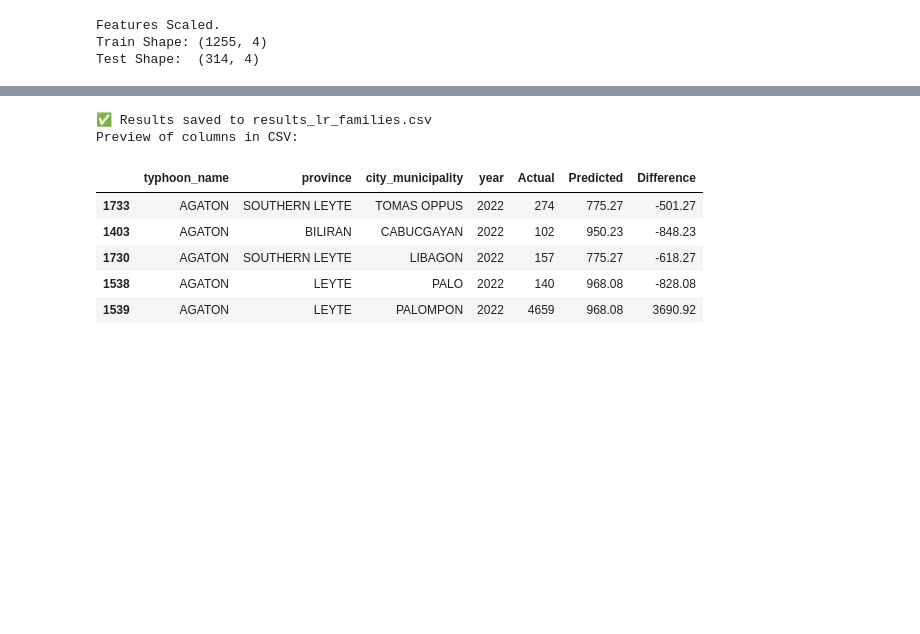
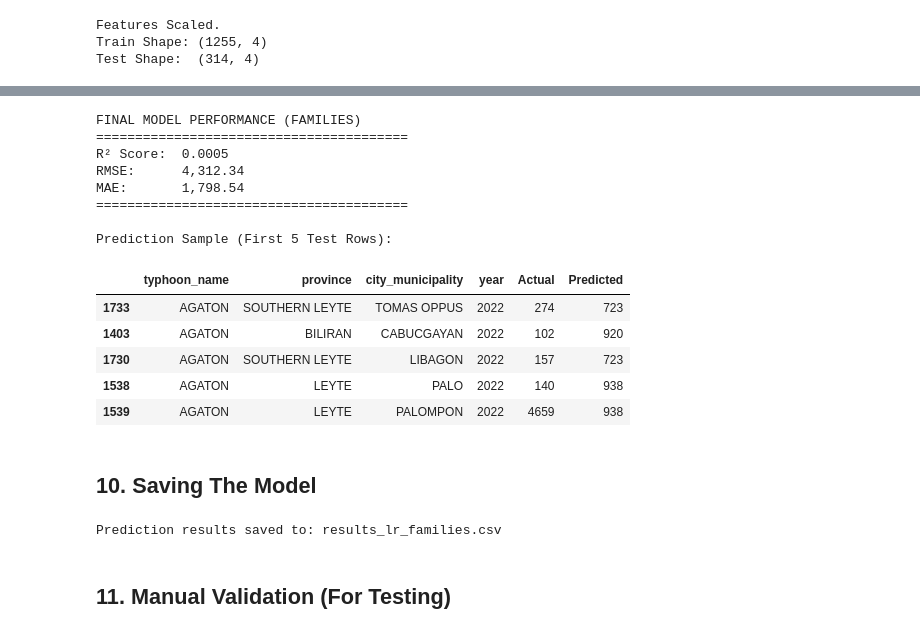
Before and after one commit to hirajya/K-Prototypes-Clustering-Algorithm-for-Post-Tropical-Cyclone-Impact-Profiling-in-the-Philippines, a Jupyter notebook: notebooks/Outcome Prediction/lr-predictions/families/families.ipynb, the cells around one changed output, grey strips where cells are left out. Drawn from its saved outputs; the diff is of its cells as text; code cells hidden in the pictures; blank space fills up the shorter version.

```diff
--- a/notebooks/Outcome Prediction/lr-predictions/families/families.ipynb
+++ b/notebooks/Outcome Prediction/lr-predictions/families/families.ipynb
@@ -211,9 +304,9 @@ Tuning Complete. Best Alpha: 99.0929
 # %%
-# Initialize Ridge with Best Alpha
-final_model = Ridge(alpha=best_alpha)
+# Initialize Linear Regression with Best Params
+final_model = LinearRegression(**study.best_params)
 
 # Train on full training data
 final_model.fit(X_train, y_train)
 
-print("Final Tuned Model Trained.")
+print("Final Tuned Linear Regression Model Trained.")
 # %% [output]
@@ -301,45 +400,62 @@ MAE:      1,799.94
 # %%
-# --- 1. Prepare Output Data ---
-# Define the metadata columns you want to include
+# --- Print Final Metrics ---
+print(f"FINAL MODEL PERFORMANCE ({TARGET_COLUMN.upper()})")
+print("=" * 40)
+print(f"R² Score:  {r2:.4f}")
+print(f"RMSE:      {rmse:,.2f}")
+print(f"MAE:       {mae:,.2f}")
+print("=" * 40)
+
+# --- Prepare Output DataFrame ---
+# 1. Define metadata columns
 meta_cols = ['typhoon_name', 'province', 'city_municipality', 'year']
 
-# Check which ones are actually in your dataframe to avoid errors
+# 2. Get available metadata
 available_meta = [c for c in meta_cols if c in df_clean.columns]
-
-# Retrieve the metadata for the specific rows in the test set using the index
 test_metadata = df_clean.loc[y_test.index, available_meta].copy()
 
-# Create the prediction results dataframe
+# 3. Create results table
 results_df = pd.DataFrame({
     'Actual': y_test.values,
-    'Predicted': np.round(y_pred_final, 2),
-    'Difference': np.round(y_test.values - y_pred_final, 2)
+    'Predicted': np.round(np.maximum(final_model.predict(X_test), 0)).astype(int)
 }, index=y_test.index)
 
-# Concatenate the metadata with the results
+# 4. Join Data
 final_output = pd.concat([test_metadata, results_df], axis=1)
 
-# --- SORTING STEP ---
-# Sort by Typhoon Name (A-Z) then Year (Ascending)
+# 5. Sort
 if 'typhoon_name' in final_output.columns and 'year' in final_output.columns:
     final_output.sort_values(by=['typhoon_name', 'year'], ascending=[True, True], inplace=True)
 
-# --- 2. Save to CSV ---
-csv_filename = f'results_lr_{TARGET_COLUMN}.csv'
-final_output.to_csv(csv_filename, index=False)
-
-print(f"✅ Results saved to {csv_filename}")
-print("Preview of columns in CSV:")
+# 6. Display
+print("\nPrediction Sample (First 5 Test Rows):")
 display(final_output.head())
 # %% [output]
-✅ Results saved to results_lr_families.csv
-Preview of columns in CSV:
+FINAL MODEL PERFORMANCE (FAMILIES)
+========================================
+R² Score:  0.0005
+RMSE:      4,312.34
+MAE:       1,798.54
+========================================
+
+Prediction Sample (First 5 Test Rows):
-|  | typhoon_name | province | city_municipality | year | Actual | Predicted | Difference |
-| 1733 | AGATON | SOUTHERN LEYTE | TOMAS OPPUS | 2022 | 274 | 775.27 | -501.27 |
-| 1403 | AGATON | BILIRAN | CABUCGAYAN | 2022 | 102 | 950.23 | -848.23 |
-| 1730 | AGATON | SOUTHERN LEYTE | LIBAGON | 2022 | 157 | 775.27 | -618.27 |
-| 1538 | AGATON | LEYTE | PALO | 2022 | 140 | 968.08 | -828.08 |
-| 1539 | AGATON | LEYTE | PALOMPON | 2022 | 4659 | 968.08 | 3690.92 |
+|  | typhoon_name | province | city_municipality | year | Actual | Predicted |
+| 1733 | AGATON | SOUTHERN LEYTE | TOMAS OPPUS | 2022 | 274 | 723 |
+| 1403 | AGATON | BILIRAN | CABUCGAYAN | 2022 | 102 | 920 |
+| 1730 | AGATON | SOUTHERN LEYTE | LIBAGON | 2022 | 157 | 723 |
+| 1538 | AGATON | LEYTE | PALO | 2022 | 140 | 938 |
+| 1539 | AGATON | LEYTE | PALOMPON | 2022 | 4659 | 938 |
+# %% [markdown]
+## 10. Saving The Model
+# %%
+# --- 1. Save Predictions to CSV ---
+csv_filename = f'results_lr_{TARGET_COLUMN}.csv'
+final_output.to_csv(csv_filename, index=False)
+print(f"Prediction results saved to: {csv_filename}")
+# %% [output]
+Prediction results saved to: results_lr_families.csv
+# %% [markdown]
+## 11. Manual Validation (For Testing)
 # %%
 # --- MANUAL VALIDATION FUNCTION ---
 def test_prediction(wind_kph, rain_24hr, storm_rain_mm, pressure_hpa):
```
Also changed, not shown: parts of 27 cells of this notebook, 1 other file.
